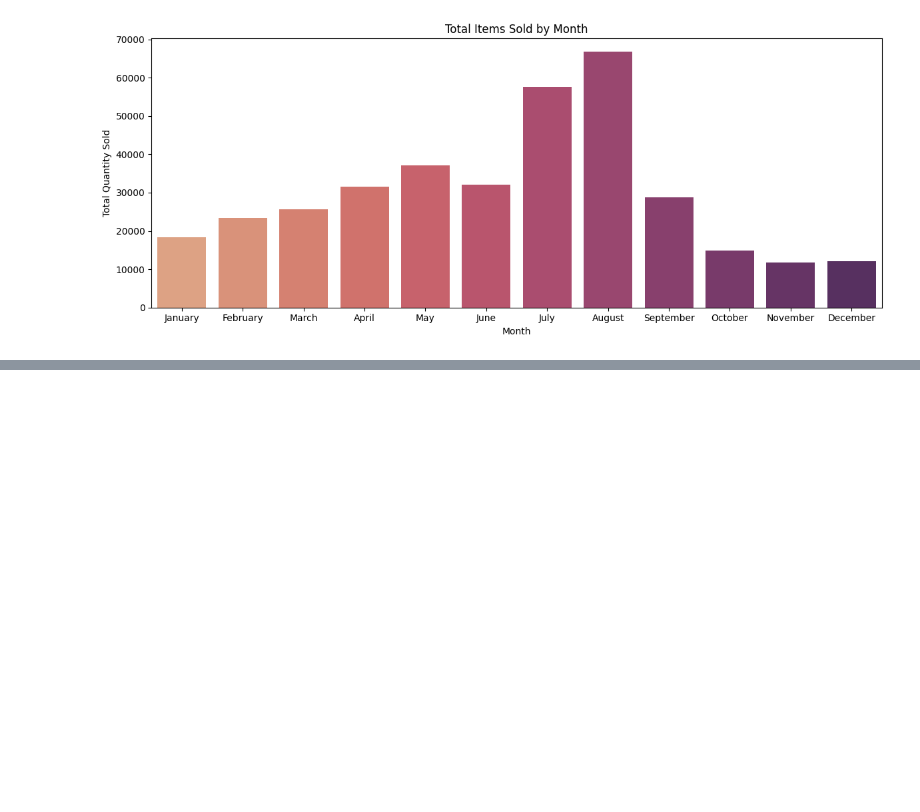
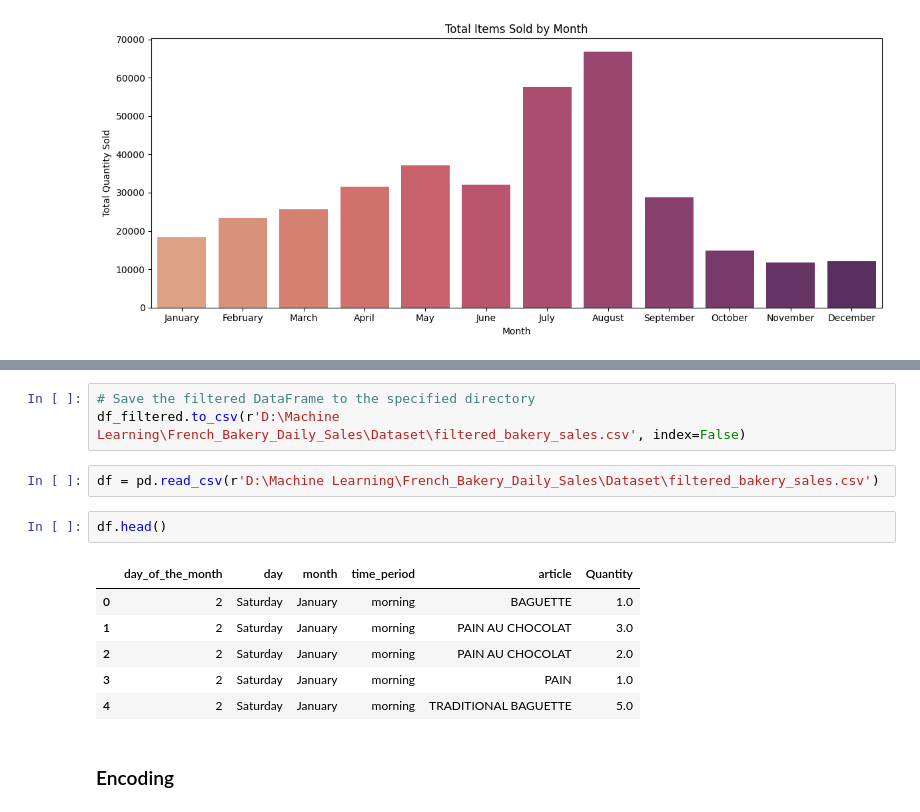
Before and after one commit to murad-02/French_Bakery_Daily_Sales, a Jupyter notebook: Notebook_File/bakery_sales.ipynb, the cells around one changed output, grey strips where cells are left out. Cells and saved outputs as stored; diff of their text form; blank space fills up the shorter version.

Commit message:
created a new dataframe and dataset wiht necessary featrures

```diff
--- a/Notebook_File/bakery_sales.ipynb
+++ b/Notebook_File/bakery_sales.ipynb
@@ -430,0 +508,16 @@ Name: Quantity, dtype: float64
+# %%
+# Save the filtered DataFrame to the specified directory
+df_filtered.to_csv(r'D:\Machine Learning\French_Bakery_Daily_Sales\Dataset\filtered_bakery_sales.csv', index=False)
+# %%
+df = pd.read_csv(r'D:\Machine Learning\French_Bakery_Daily_Sales\Dataset\filtered_bakery_sales.csv')
+# %%
+df.head()
+# %% [output]
+|  | day_of_the_month | day | month | time_period | article | Quantity |
+| 0 | 2 | Saturday | January | morning | BAGUETTE | 1.0 |
+| 1 | 2 | Saturday | January | morning | PAIN AU CHOCOLAT | 3.0 |
+| 2 | 2 | Saturday | January | morning | PAIN AU CHOCOLAT | 2.0 |
+| 3 | 2 | Saturday | January | morning | PAIN | 1.0 |
+| 4 | 2 | Saturday | January | morning | TRADITIONAL BAGUETTE | 5.0 |
+# %% [markdown]
+### Encoding
```
Also changed, not shown: parts of 3 cells of this notebook, 1 other file.
